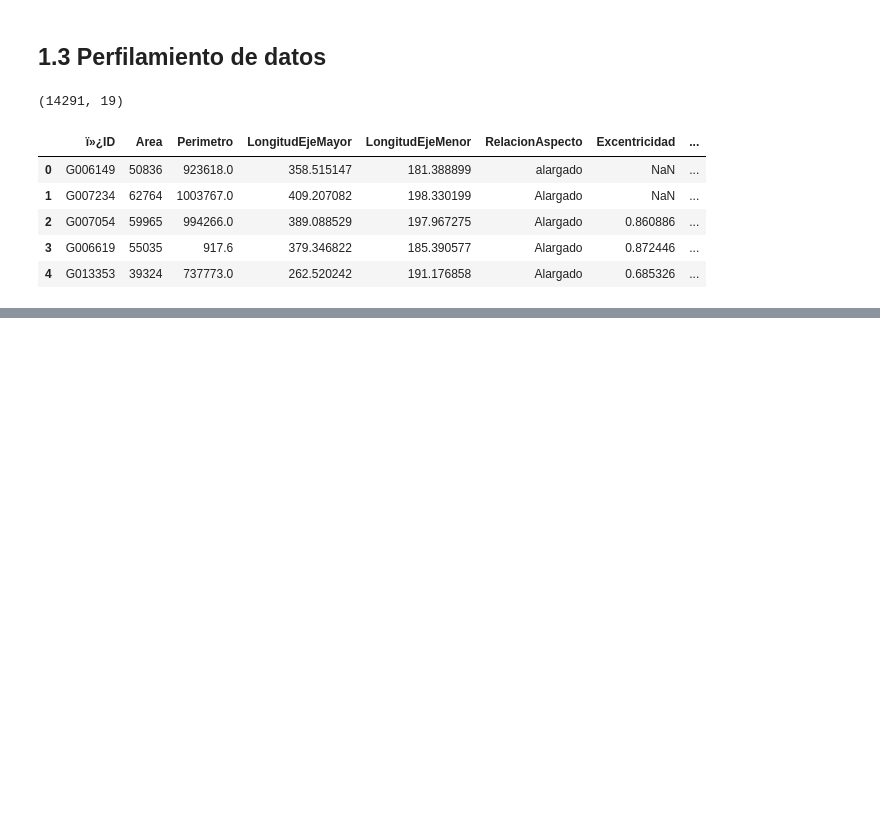
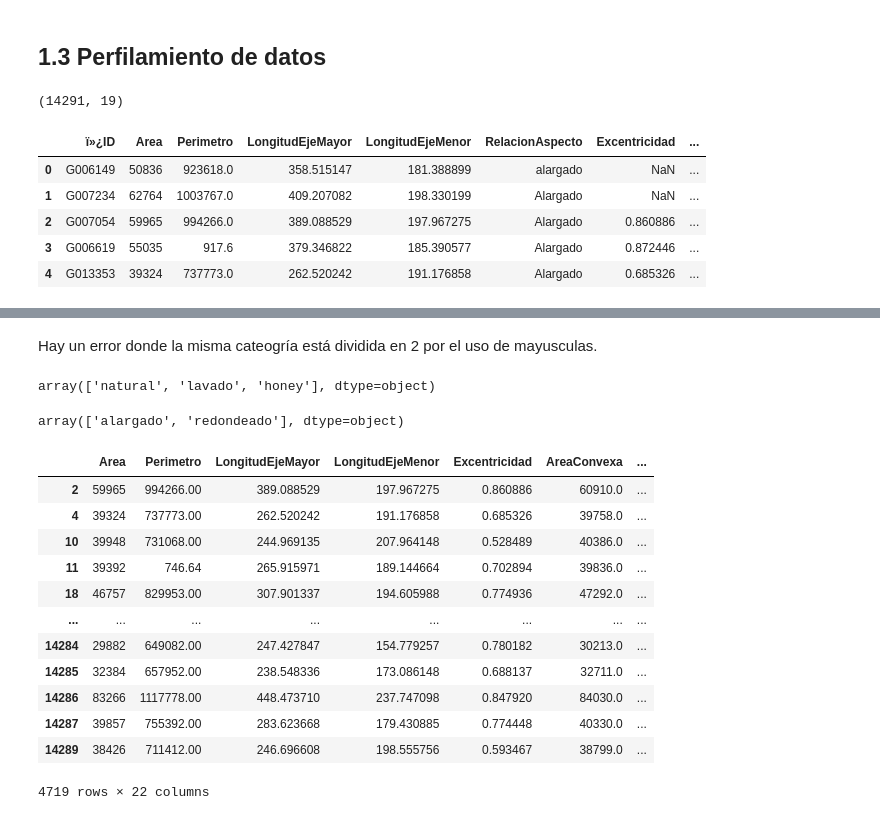
Before and after one commit to BI-organization/lab2, a Jupyter notebook: Lab2.ipynb, the cells around one changed output, grey strips where cells are left out. Drawn from its saved outputs; the diff is of its cells as text; code cells hidden in the pictures; blank space fills up the shorter version.

```diff
--- a/Lab2.ipynb
+++ b/Lab2.ipynb
@@ -117,0 +282,35 @@ plt.show()
+# %% [markdown]
+Hay un error donde la misma cateogría está dividida en 2 por el uso de mayusculas.
+# %%
+df["MetodoSecado"] = df["MetodoSecado"].str.lower()
+df["RelacionAspecto"] = df["RelacionAspecto"].str.lower()
+# %%
+imputer = SimpleImputer(strategy="most_frequent")
+df[["MetodoSecado"]] = imputer.fit_transform(df[["MetodoSecado"]])
+df[["RelacionAspecto"]] = imputer.fit_transform(df[["RelacionAspecto"]])
+# %%
+df["MetodoSecado"].unique()
+# %% [output]
+array(['natural', 'lavado', 'honey'], dtype=object)
+# %%
+df["RelacionAspecto"].unique()
+# %% [output]
+array(['alargado', 'redondeado'], dtype=object)
+# %%
+df = pd.get_dummies(df, columns=['MetodoSecado','RelacionAspecto'])
+# %%
+df
+# %% [output]
+|  | Area | Perimetro | LongitudEjeMayor | LongitudEjeMenor | Excentricidad | AreaConvexa | ... |
+| 2 | 59965 | 994266.00 | 389.088529 | 197.967275 | 0.860886 | 60910.0 | ... |
+| 4 | 39324 | 737773.00 | 262.520242 | 191.176858 | 0.685326 | 39758.0 | ... |
+| 10 | 39948 | 731068.00 | 244.969135 | 207.964148 | 0.528489 | 40386.0 | ... |
+| 11 | 39392 | 746.64 | 265.915971 | 189.144664 | 0.702894 | 39836.0 | ... |
+| 18 | 46757 | 829953.00 | 307.901337 | 194.605988 | 0.774936 | 47292.0 | ... |
+| ... | ... | ... | ... | ... | ... | ... | ... |
+| 14284 | 29882 | 649082.00 | 247.427847 | 154.779257 | 0.780182 | 30213.0 | ... |
+| 14285 | 32384 | 657952.00 | 238.548336 | 173.086148 | 0.688137 | 32711.0 | ... |
+| 14286 | 83266 | 1117778.00 | 448.473710 | 237.747098 | 0.847920 | 84030.0 | ... |
+| 14287 | 39857 | 755392.00 | 283.623668 | 179.430885 | 0.774448 | 40330.0 | ... |
+| 14289 | 38426 | 711412.00 | 246.696608 | 198.555756 | 0.593467 | 38799.0 | ... |
+4719 rows × 22 columns
```
Also changed, not shown: parts of 34 cells of this notebook.
